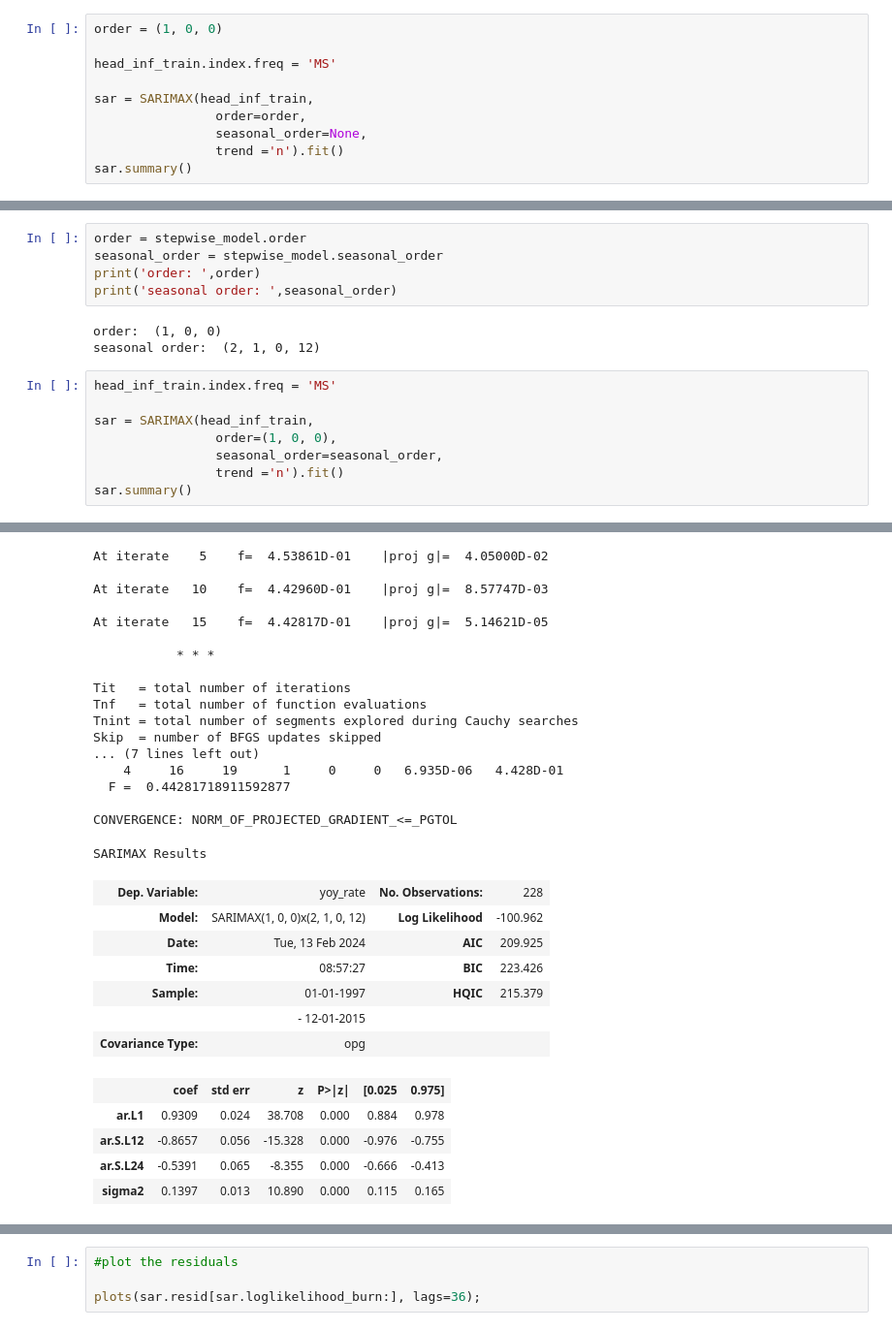
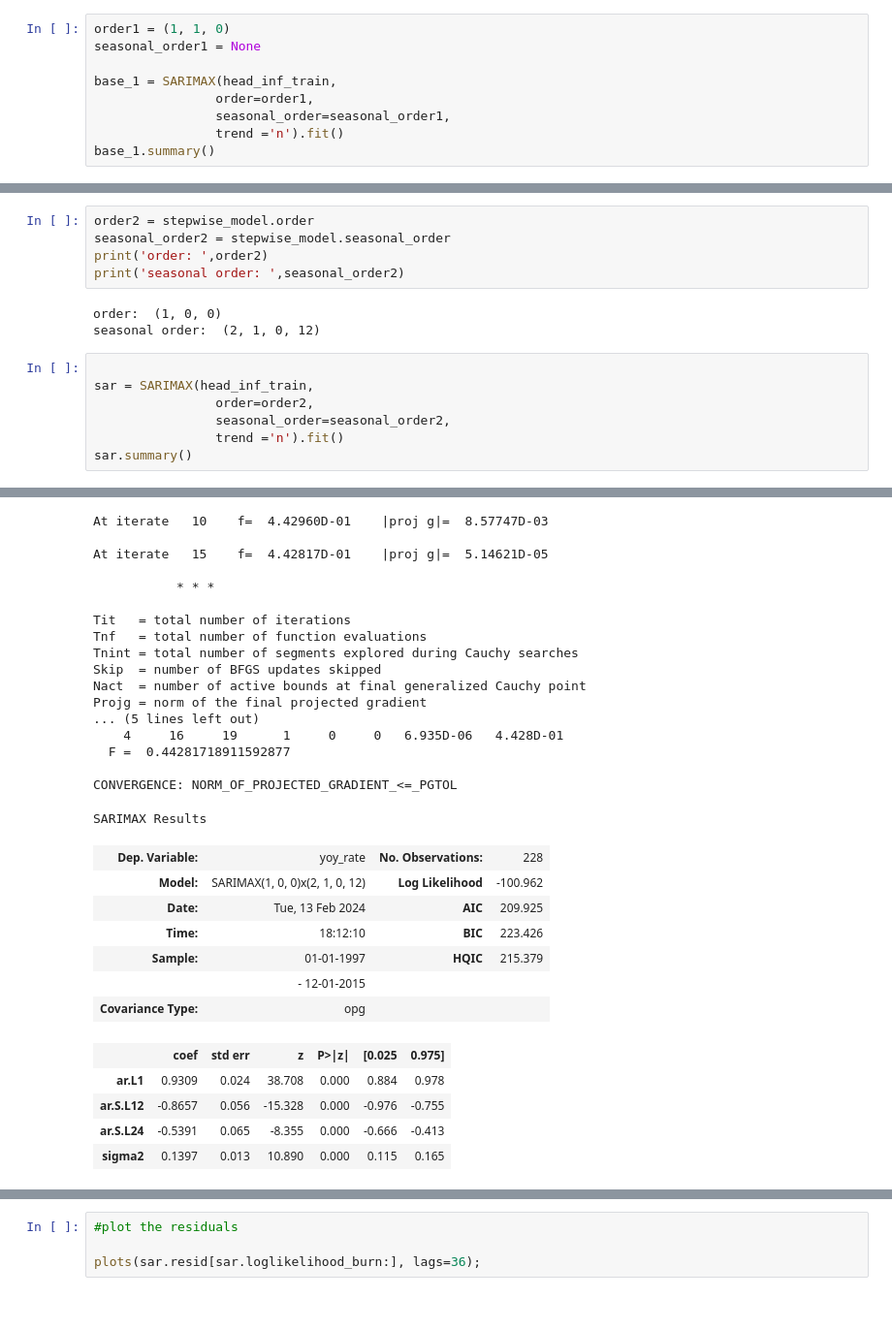
Before and after one commit to lamlam98765/thesis_code, a Jupyter notebook: main/Forecast_ar_model.ipynb, the cells around one changed output, grey strips where cells are left out. Shown at 97% size. Cells and saved outputs as stored; diff of their text form.

```diff
--- a/main/Forecast_ar_model.ipynb
+++ b/main/Forecast_ar_model.ipynb
@@ -105,13 +123,12 @@ Try with the most basic model ARMA(1, 0, 0) then try with more complicated model
 # %%
-order = (1, 0, 0)
+order1 = (1, 1, 0)
+seasonal_order1 = None
 
-head_inf_train.index.freq = 'MS'
-
-sar = SARIMAX(head_inf_train,
-                order=order,
-                seasonal_order=None,
+base_1 = SARIMAX(head_inf_train,
+                order=order1,
+                seasonal_order=seasonal_order1,
                 trend ='n').fit()
-sar.summary()
+base_1.summary()
 # %% [output]
 RUNNING THE L-BFGS-B CODE
 
@@ -200,19 +335,18 @@ plt.show()
 # %% [output]
 [figure]
 # %%
-order = stepwise_model.order
-seasonal_order = stepwise_model.seasonal_order
-print('order: ',order)
-print('seasonal order: ',seasonal_order)
+order2 = stepwise_model.order
+seasonal_order2 = stepwise_model.seasonal_order
+print('order: ',order2)
+print('seasonal order: ',seasonal_order2)
 # %% [output]
 order:  (1, 0, 0)
 seasonal order:  (2, 1, 0, 12)
 # %%
-head_inf_train.index.freq = 'MS'
 
 sar = SARIMAX(head_inf_train,
-                order=(1, 0, 0),
-                seasonal_order=seasonal_order,
+                order=order2,
+                seasonal_order=seasonal_order2,
                 trend ='n').fit()
 sar.summary()
 # %% [output]
@@ -229,26 +365,26 @@ At iterate    0    f=  6.00171D-01    |proj g|=  6.03343D-01
  This problem is unconstrained.
-At iterate    5    f=  4.53861D-01    |proj g|=  4.05000D-02
-
 At iterate   10    f=  4.42960D-01    |proj g|=  8.57747D-03
 
 At iterate   15    f=  4.42817D-01    |proj g|=  5.14621D-05
 
            * * *
 
 Tit   = total number of iterations
 Tnf   = total number of function evaluations
 Tnint = total number of segments explored during Cauchy searches
 Skip  = number of BFGS updates skipped
-... (7 lines left out)
+Nact  = number of active bounds at final generalized Cauchy point
+Projg = norm of the final projected gradient
+... (5 lines left out)
     4     16     19      1     0     0   6.935D-06   4.428D-01
   F =  0.44281718911592877
 
 CONVERGENCE: NORM_OF_PROJECTED_GRADIENT_<=_PGTOL
 SARIMAX Results
 | Dep. Variable: | yoy_rate | No. Observations: | 228 |
 | Model: | SARIMAX(1, 0, 0)x(2, 1, 0, 12) | Log Likelihood | -100.962 |
 | Date: | Tue, 13 Feb 2024 | AIC | 209.925 |
-| Time: | 08:57:27 | BIC | 223.426 |
+| Time: | 18:12:10 | BIC | 223.426 |
 | Sample: | 01-01-1997 | HQIC | 215.379 |
 |  | - 12-01-2015 |  |  |
 | Covariance Type: | opg |  |  |
```
Also changed, not shown: parts of 21 cells of this notebook, 1 other file.
